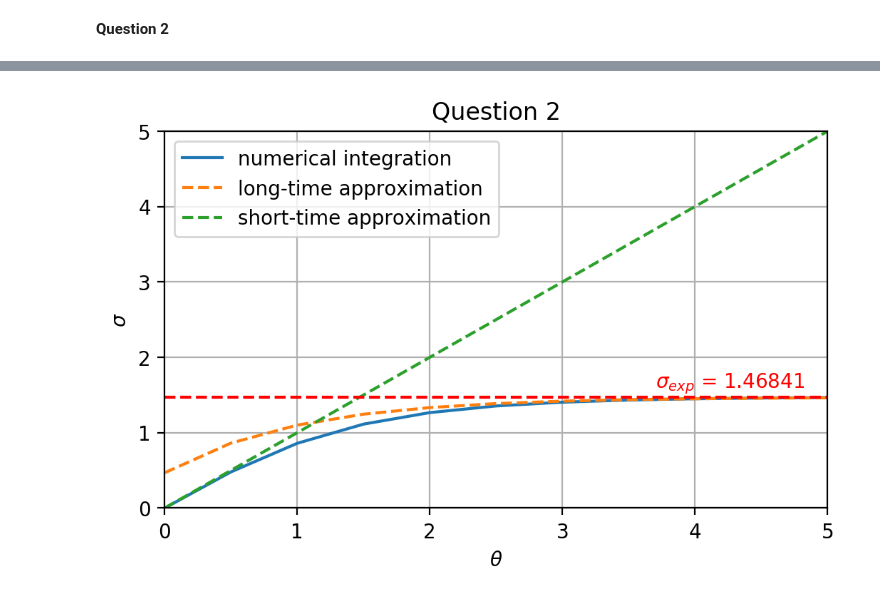
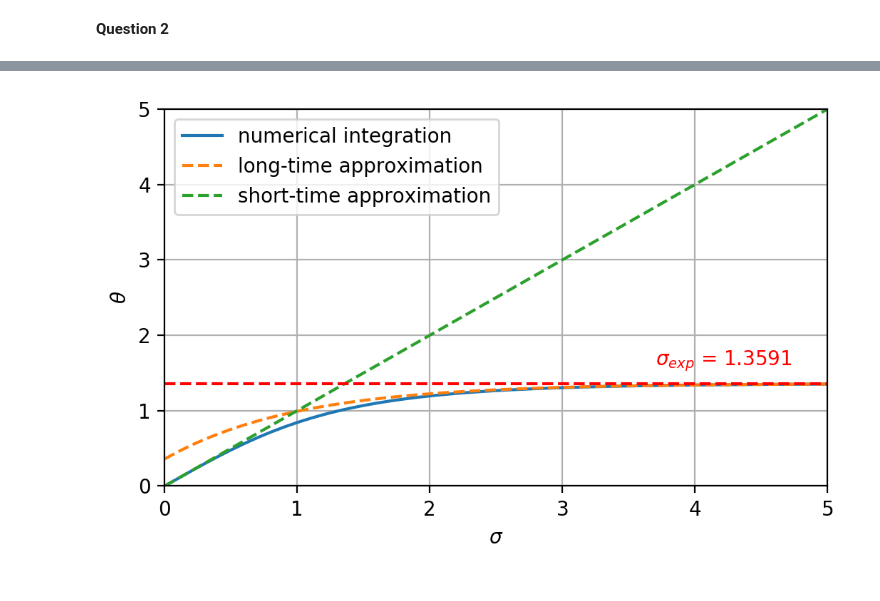
Before and after one commit to cdelannoy/Numerics, a Jupyter notebook: Project2.ipynb, the cells around one changed output, grey strips where cells are left out. Drawn from its saved outputs; the diff is of its cells as text; code cells hidden in the pictures.

```diff
--- a/Project2.ipynb
+++ b/Project2.ipynb
@@ -123,9 +151,9 @@ def rk4_expl(f1, d, h, FValues, num_iter):
     for i in steps:
 
         k11 = h*f1(d, FValues['theta'][i])
-        k21 = h*f1(d, FValues['theta'][i] + k11/2)
-        k31 = h*f1(d, FValues['theta'][i] + k21/2)
-        k41 = h*f1(d, FValues['theta'][i] + k31)
+        k21 = h*f1(d, FValues['theta'][i] + h/2)
+        k31 = h*f1(d, FValues['theta'][i] + h/2)
+        k41 = h*f1(d, FValues['theta'][i] + h)
 
         sigma = FValues['sigma'][i] + (1/6)*(k11 + 2*k21 + 2*k31 + k41)
 
@@ -134,10 +162,9 @@ def rk4_expl(f1, d, h, FValues, num_iter):
 
     return FValues
 
-iters = 40
+iters = 120
 theta_expl = {'theta': [0], 'sigma':[0]}
 tst = rk4_expl(y2, 1, 0.5, theta_expl, iters)
-print(tst['sigma'][-1])
-print('This is different than the solution in the write-up...')
+print(str(tst['sigma'][-1]) + "----" + str(tst['theta'][-1]))
 pd.DataFrame(tst)
 # %% [output]
@@ -165,16 +192,16 @@ def composite_simpson(func, a, b, d, iters):
     "This is Composite Simpson's rule"
 
     h = (b-a)/iters
-    XI0 = func(d, 0) + func(d, 2)
+    XI0 = func(d, a) + func(d, b)
     XI1 = 0 # Summation of f (x2i−1)
     XI2 = 0 # Summation of f (x2i)
 
-    for i in range(iters-1):
+    for i in range(1, iters):
         X = a+i*h
-        if (i+1) % 2 == 0:
-            XI2 = XI2 + func(d, X)
+        if (i) % 2 == 0:
+            XI2 += func(d, X)
         else:
-            XI1 = XI1 + func(d, X)
+            XI1 += func(d, X)
 
     XI = h*(XI0 + 2*XI2 + 4*XI1)/3
     return XI
@@ -183,13 +210,13 @@ def check_infinity(itersInf):
     "This is to check when we get a value of a function that doesn't change"
 
     res_list = []
-    first_res = composite_simpson(sigexp_integral, 0, 1, 1, 10)
+    first_res = composite_simpson(sigexp_integral, 0, 1, 1, 100)
     res_list.append(first_res)
     for i in range(1, itersInf):
-        ith_res = composite_simpson(sigexp_integral, 0, i+1, 1, i*10)
+        ith_res = composite_simpson(sigexp_integral, 0, i+1, 1, i*100)
         res_list.append(ith_res)
 
-        if abs(res_list[i] - res_list[i-1]) < 10**(-4):
+        if abs(res_list[i] - res_list[i-1]) < 10**(-5):
             break
 
     return res_list, i
@@ -212,20 +261,20 @@ long_approx_expl = list(map(lambda x: long_time_expl(d=1, sigma=sigma_exp[-1], t
 # %%
 fig2 = plt.figure(figsize = (6, 3.5), dpi = 200)
 ax2 = fig2.add_subplot(1, 1, 1)
 
 ax2.grid()
 ax2.plot(tst['theta'], tst['sigma'], label='numerical integration')
 ax2.plot(tst['theta'], long_approx_expl, label ='long-time approximation', linestyle='--')
 ax2.plot(tst['theta'], short_approx_expl, label ='short-time approximation', linestyle='--')
 ax2.legend()
-ax2.set_title('Question 2')
-ax2.set_xlabel(r'$\theta$')
-ax2.set_ylabel(r'$\sigma$')
+ax2.set_xlabel(r'$\sigma$')
+ax2.set_ylabel(r'$\theta$')
 ax2.axhline(y=sigma_exp[-1], xmin=0, xmax=1, label = 'exact asymptote', linestyle='--', color='r')
 ax2.set_ylim([0,5])
 ax2.set_xlim([0,5])
 ax2.text(3.7,1.6, r'$\sigma_{exp}$ = '+str(round(sigma_exp[-1], 5)), color = 'r')
 
+plt.savefig('Fig3.png')
 plt.show()
 # %% [output]
-[figure, old version]
+[figure, new version]
```
Also changed, not shown: parts of 8 cells of this notebook, 1 other file.
